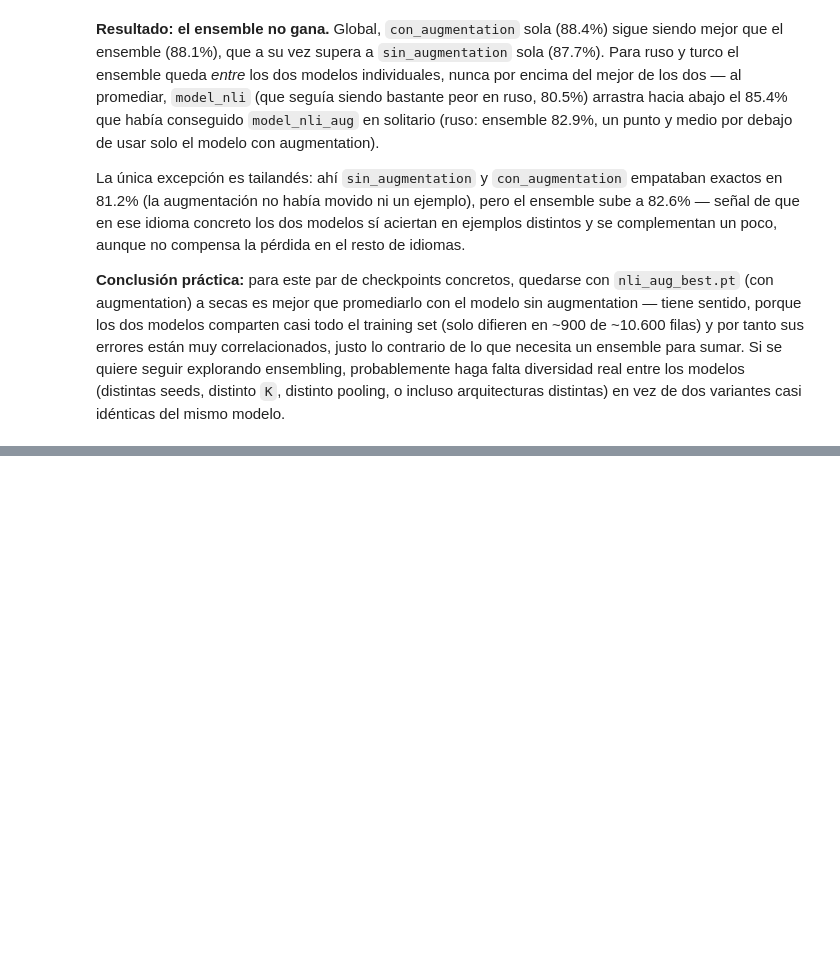
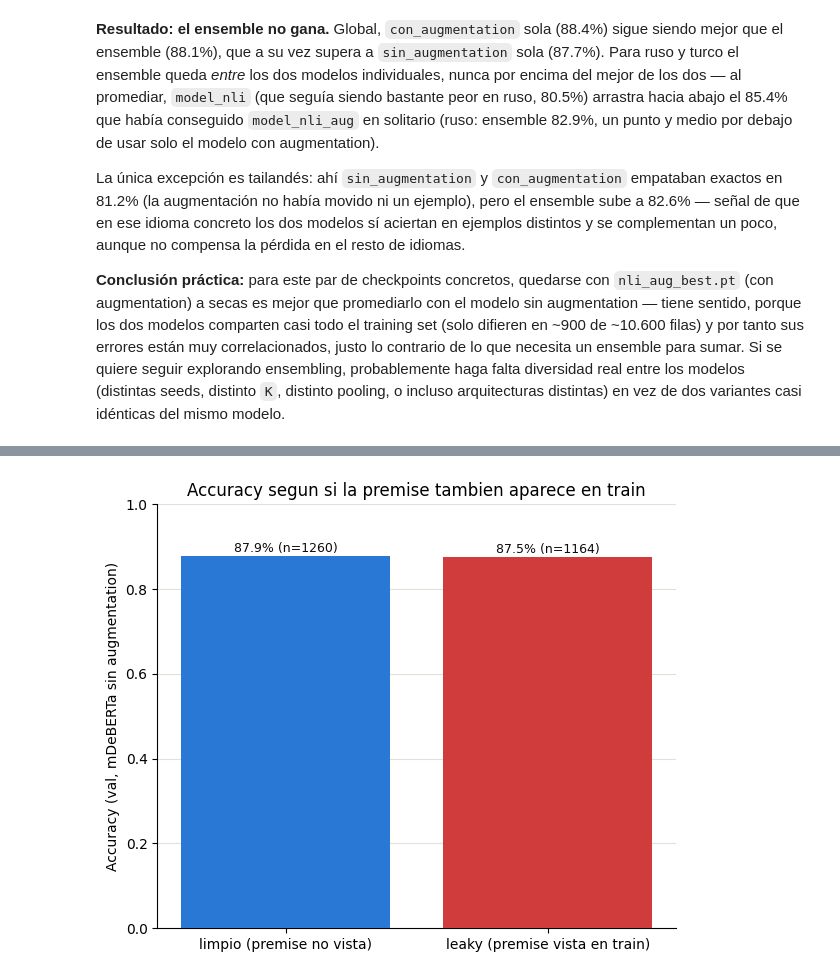
Before and after one commit to Alherma7/-contradictory-my-dear-watson, a Jupyter notebook: watson-notebook.ipynb, the cells around one changed output, grey strips where cells are left out. Saved outputs shown, nothing was run; the diff lists cells and outputs as text; code cells hidden in the pictures; blank space fills up the shorter version.

```diff
--- a/tutorial-notebook.ipynb
+++ b/watson-notebook.ipynb
@@ -1046,0 +1423,20 @@ La única excepción es tailandés: ahí `sin_augmentation` y `con_augmentation`
+# %%
+val_premises_arr = train.iloc[val_idx].premise.values
+is_leaky = np.isin(val_premises_arr, list(train_premises_set))
+
+leak_df = pd.DataFrame({
+    'language': val_lang_nli,
+    'true': val_true_nli,
+    'pred': val_preds_nli,
+    'leaky': is_leaky,
+})
+leak_df['correct'] = leak_df['true'] == leak_df['pred']
+
+acc_by_leak = leak_df.groupby('leaky')['correct'].agg(accuracy='mean', n='size')
+acc_by_leak.index = acc_by_leak.index.map({True: 'leaky (premise vista en train)', False: 'limpio (premise no vista)'})
+print(acc_by_leak)
+print()
+
+leaky_ratio_by_lang = leak_df.groupby('language')['leaky'].mean().sort_values(ascending=False)
+print('Proporcion de filas "leaky" por idioma (val_idx):')
+print(leaky_ratio_by_lang)
@@ -1046,0 +1461,19 @@ La única excepción es tailandés: ahí `sin_augmentation` y `con_augmentation`
+# %%
+colors = ['#2a78d6' if 'limpio' in lbl else '#d03b3b' for lbl in acc_by_leak.index]
+
+fig, ax = plt.subplots(figsize=(6, 5))
+bars = ax.bar(acc_by_leak.index, acc_by_leak['accuracy'], color=colors, zorder=3)
+ax.set_ylabel('Accuracy (val, mDeBERTa sin augmentation)')
+ax.set_title('Accuracy segun si la premise tambien aparece en train')
+ax.set_ylim(0, 1)
+ax.grid(axis='y', color='#e1e0d9', linewidth=0.8, zorder=0)
+ax.set_axisbelow(True)
+for spine in ['top', 'right']:
+    ax.spines[spine].set_visible(False)
+for bar, acc, n in zip(bars, acc_by_leak['accuracy'], acc_by_leak['n']):
+    ax.text(bar.get_x() + bar.get_width() / 2, bar.get_height() + 0.01, f'{acc:.1%} (n={n})',
+            ha='center', fontsize=9, color='#0b0b0b')
+plt.tight_layout()
+plt.show()
+# %% [output]
+[figure, added]
```
Also changed, not shown: parts of 33 cells of this notebook, 2 other files.
